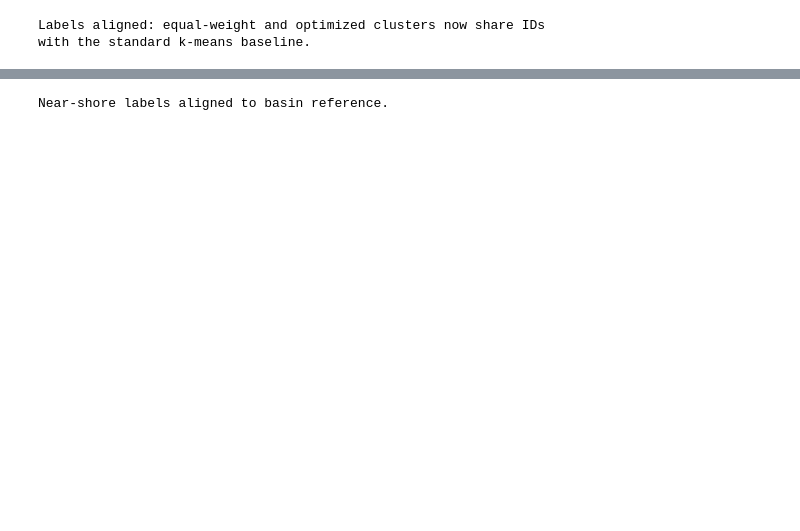
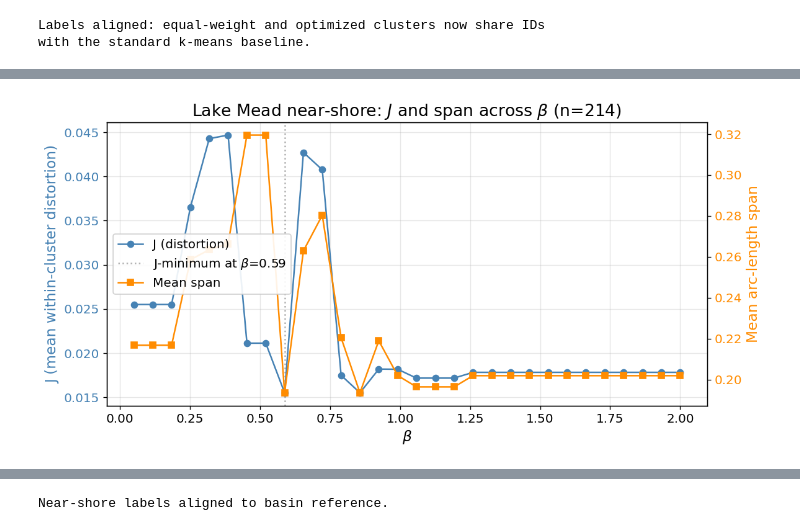
Before and after one commit to Michele-75/obstacle-aware-clustering, a Jupyter notebook: notebooks/03_mead_wildfires_clustered.ipynb, the cells around one changed output, grey strips where cells are left out. Cells and saved outputs as stored; diff of their text form; code cells hidden in the pictures; blank space fills up the shorter version.

```diff
--- a/notebooks/03_mead_wildfires_clustered.ipynb
+++ b/notebooks/03_mead_wildfires_clustered.ipynb
@@ -1029,0 +976,37 @@ Mean arc-length span: 0.1964
+# %%
+# Plot the J / span over the 30 beta grid points
+fig, ax1 = plt.subplots(figsize=(10, 5))
+
+# Left axis: objective J (within-cluster distortion)
+color_J = 'steelblue'
+ax1.plot(beta_grid_near, J_vals_near, 'o-', color=color_J, label='J (distortion)')
+ax1.set_xlabel(r'$\beta$')
+ax1.set_ylabel('J (mean within-cluster distortion)', color=color_J)
+ax1.tick_params(axis='y', labelcolor=color_J)
+
+# Right axis: mean arc-length span
+ax2 = ax1.twinx()
+color_span = 'darkorange'
+ax2.plot(beta_grid_near, spans_by_beta_near, 's-', color=color_span,
+         label='Mean span')
+ax2.set_ylabel('Mean arc-length span', color=color_span)
+ax2.tick_params(axis='y', labelcolor=color_span)
+
+# Mark the J-minimum for reference
+ax1.axvline(j_min_beta_near, color='gray', linestyle=':', alpha=0.6,
+            label=rf'J-minimum at $\beta$={j_min_beta_near:.2f}')
+
+ax1.set_title(rf'Lake Mead near-shore: $J$ and span across $\beta$ (n={n_near})')
+ax1.grid(True, alpha=0.3)
+
+# Combine legends from both axes, placed center-left and drawn on top
+lines1, labels1 = ax1.get_legend_handles_labels()
+lines2, labels2 = ax2.get_legend_handles_labels()
+leg = ax2.legend(lines1 + lines2, labels1 + labels2, loc='center left')
+leg.set_zorder(10)
+leg.get_frame().set_alpha(0.9)
+
+plt.tight_layout()
+plt.show()
+# %% [output]
+[figure, added]
```
Also changed, not shown: parts of 76 cells of this notebook, 9 other files.
